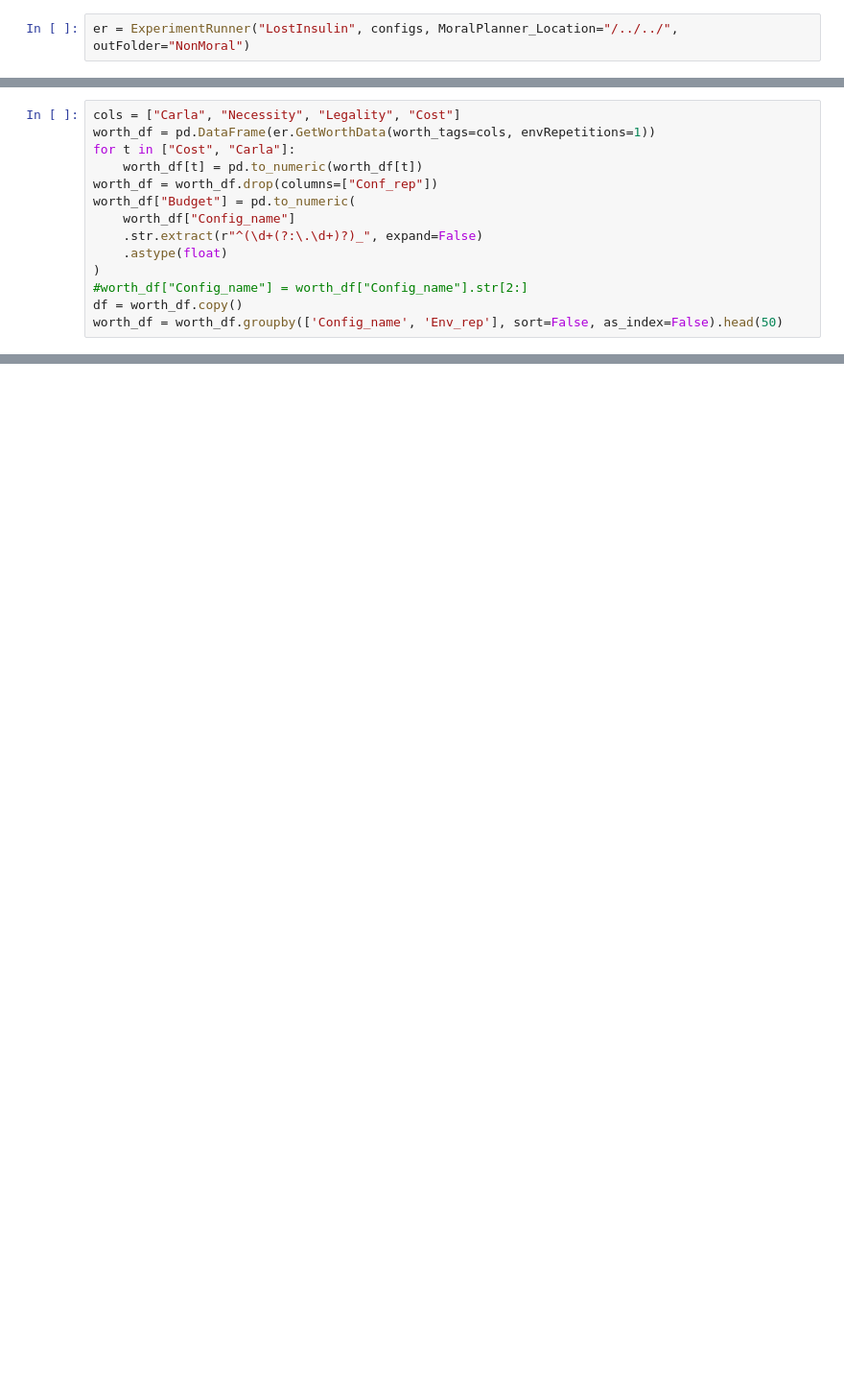
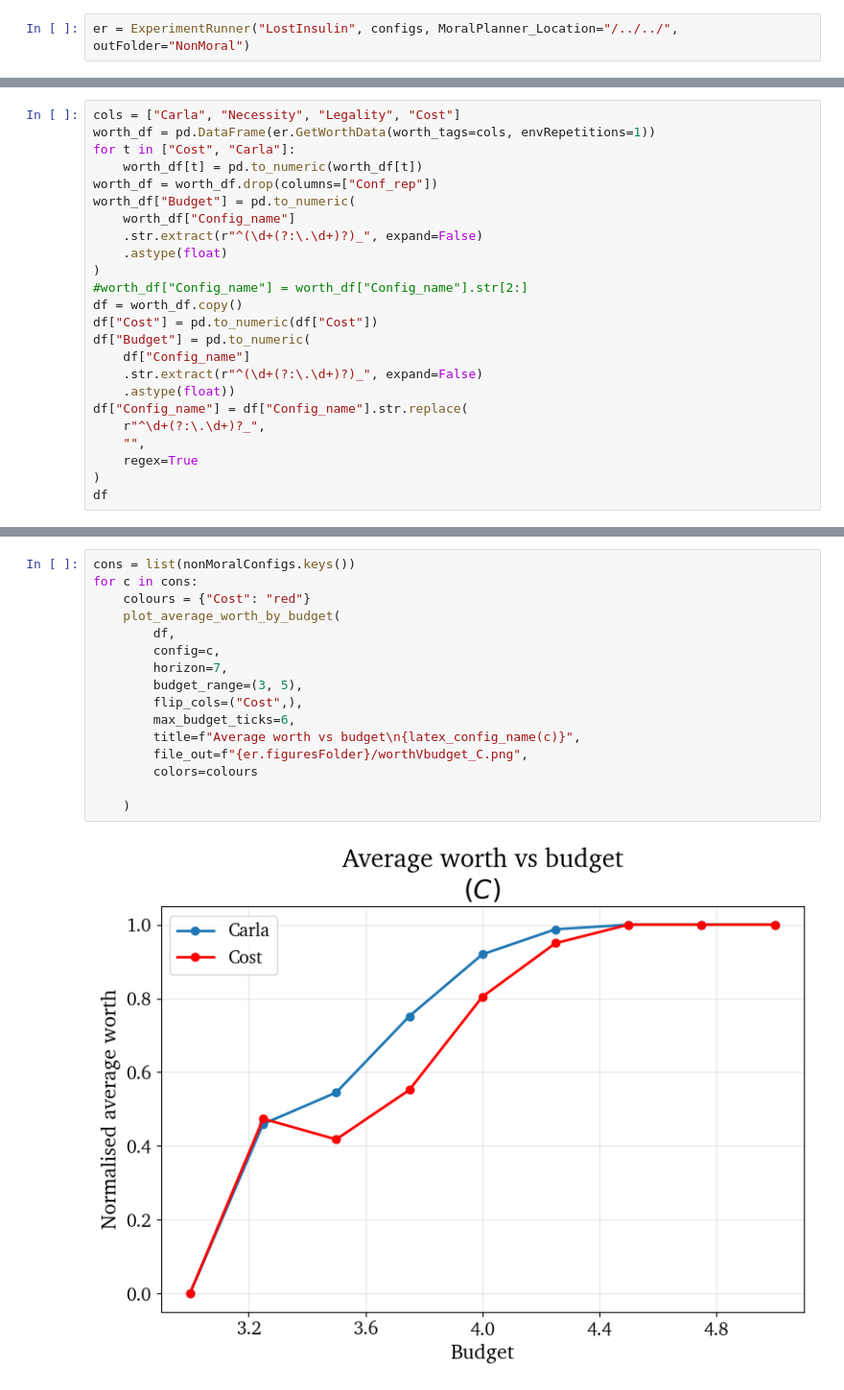
Before and after one commit to sameysimon/MoralPlanner, a Jupyter notebook: Notebooks/LostInsulin/NonMoral.ipynb, the cells around one changed output, grey strips where cells are left out. Shown at 96% size. Saved outputs shown, nothing was run; the diff lists cells and outputs as text; blank space fills up the shorter version.

```diff
--- a/Notebooks/LostInsulin/NonMoral.ipynb
+++ b/Notebooks/LostInsulin/NonMoral.ipynb
@@ -244,4 +550,14 @@ worth_df["Budget"] = pd.to_numeric(
 )
 #worth_df["Config_name"] = worth_df["Config_name"].str[2:]
 df = worth_df.copy()
-worth_df = worth_df.groupby(['Config_name', 'Env_rep'], sort=False, as_index=False).head(50)
+df["Cost"] = pd.to_numeric(df["Cost"])
+df["Budget"] = pd.to_numeric(
+    df["Config_name"]
+    .str.extract(r"^(\d+(?:\.\d+)?)_", expand=False)
+    .astype(float))
+df["Config_name"] = df["Config_name"].str.replace(
+    r"^\d+(?:\.\d+)?_",
+    "",
+    regex=True
+)
+df
@@ -477,0 +578,18 @@ plt.show()
+# %%
+cons = list(nonMoralConfigs.keys())
+for c in cons:
+    colours = {"Cost": "red"}
+    plot_average_worth_by_budget(
+        df,
+        config=c,
+        horizon=7,
+        budget_range=(3, 5),
+        flip_cols=("Cost",),
+        max_budget_ticks=6,
+        title=f"Average worth vs budget\n{latex_config_name(c)}",
+        file_out=f"{er.figuresFolder}/worthVbudget_C.png",
+        colors=colours
+
+    )
+# %% [output]
+[figure, added]
```
Also changed, not shown: parts of 16 cells of this notebook, 10 other files.
